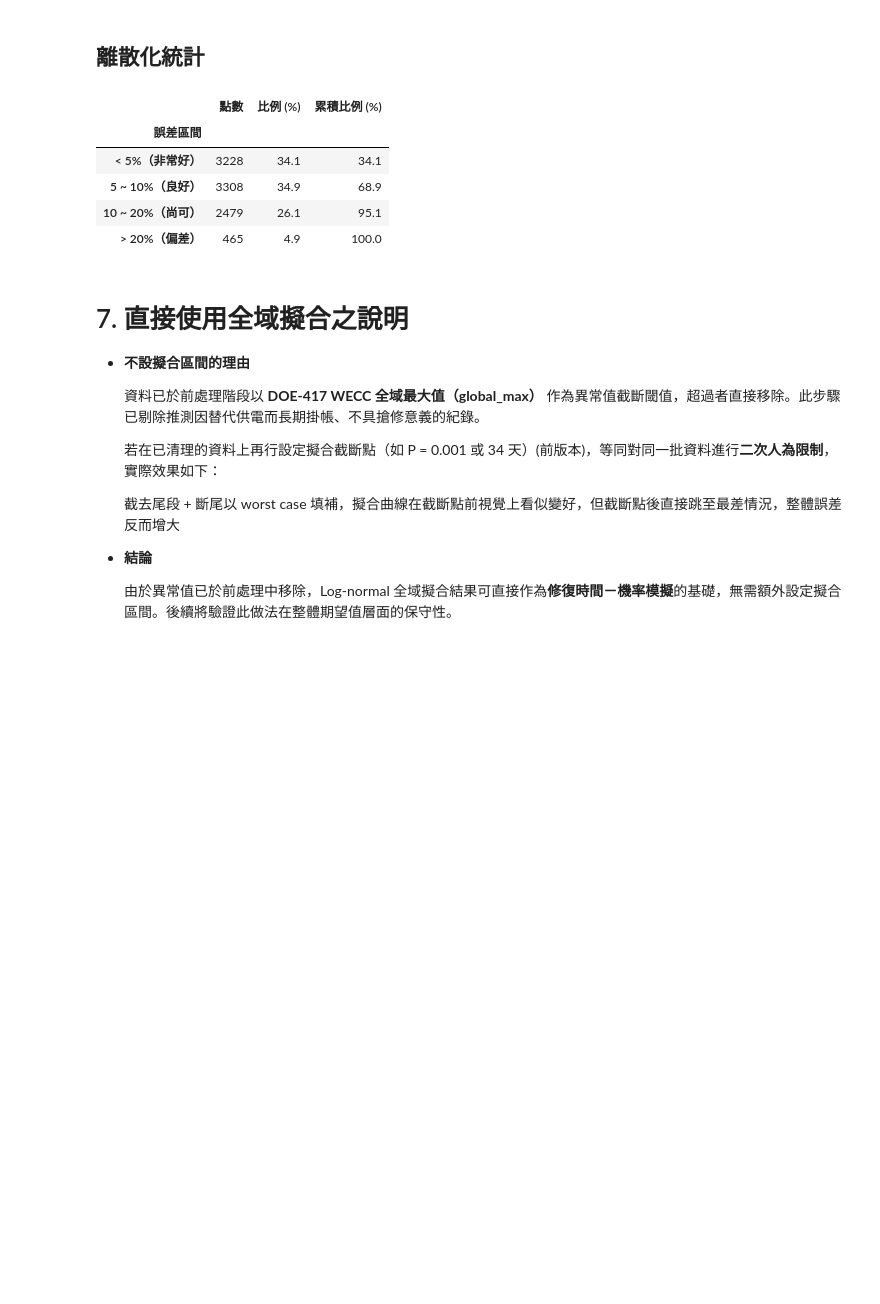
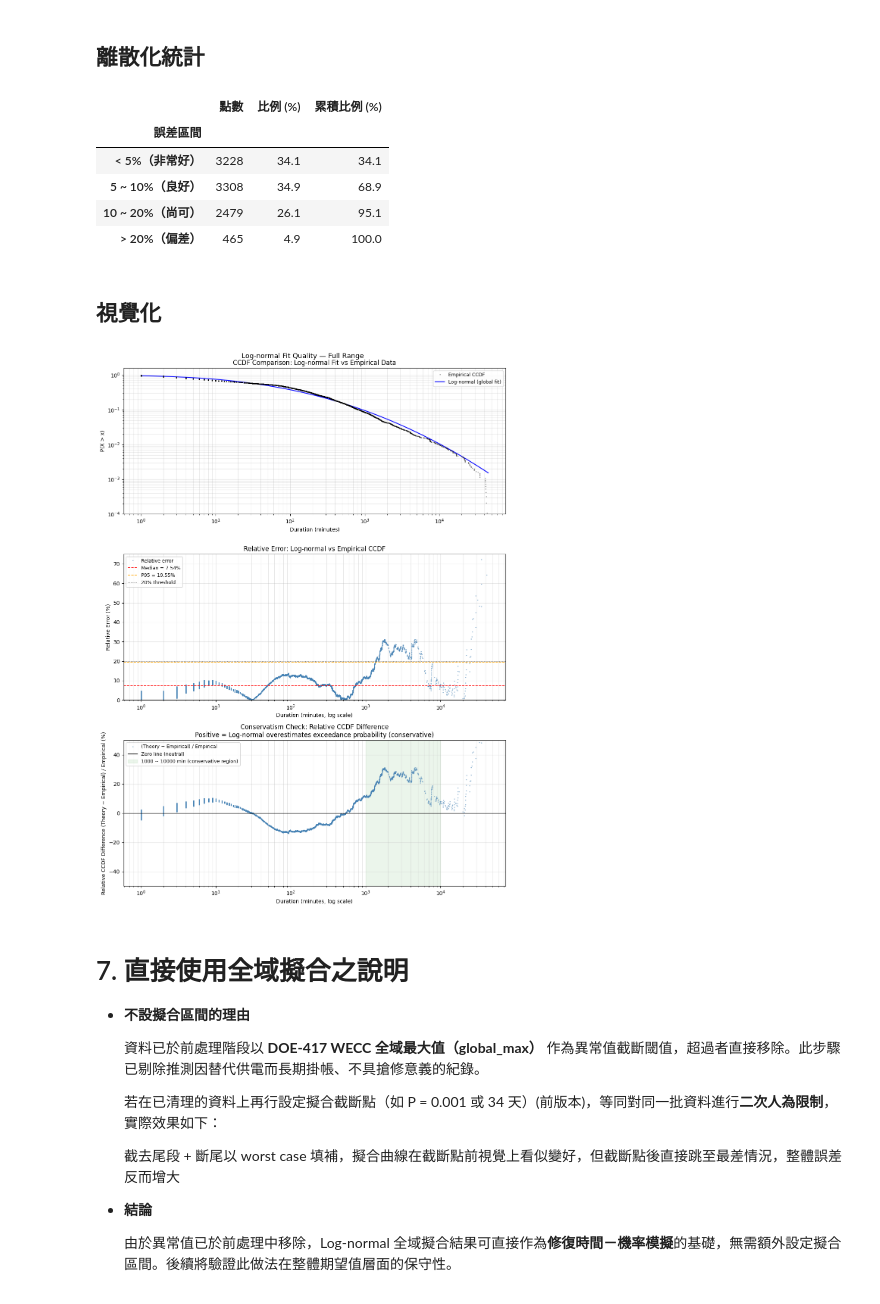
Before and after one commit to jungswork/05_Power_Grid_Repair_Time, a Jupyter notebook: 02_data_analysis.ipynb, the cells around one changed output. Drawn from its saved outputs; the diff is of its cells as text; code cells hidden in the pictures; blank space fills up the shorter version.

```diff
--- a/02_data_analysis.ipynb
+++ b/02_data_analysis.ipynb
@@ -479,6 +479,70 @@ err_table
 | 5 ~ 10%（良好） | 3308 | 34.9 | 68.9 |
 | 10 ~ 20%（尚可） | 2479 | 26.1 | 95.1 |
 | > 20%（偏差） | 465 | 4.9 | 100.0 |
+# %% [markdown]
+## 視覺化
+# %%
+# ── 視覺化 ────────────────────────────────────────────────────
+x_plot  = np.logspace(np.log10(duration_sorted.min()), np.log10(duration_sorted.max()), 600)
+ccdf_th = 1 - stats.lognorm.cdf(x_plot, *params_global)
+
+fig, axes = plt.subplots(3, 1, figsize=(11, 15))
+fig.suptitle("Log-normal Fit Quality — Full Range", fontsize=13)
+
+# ── Plot 1: CCDF comparison ───────────────────────────────────
+ax = axes[0]
+ax.loglog(duration_sorted, ccdf_empirical, "k.", markersize=2,
+          alpha=0.35, label="Empirical CCDF", zorder=5)
+ax.loglog(x_plot, ccdf_th, "b-", linewidth=1.5, label="Log-normal (global fit)")
+ax.set_xlabel("Duration (minutes)")
+ax.set_ylabel("P(X > x)")
+ax.set_title("CCDF Comparison: Log-normal Fit vs Empirical Data")
+ax.set_ylim(bottom=1e-4)
+ax.legend(fontsize=9)
+ax.grid(True, which="both", alpha=0.3)
+
+# ── Plot 2: 相對誤差 vs duration ──────────────────────────────
+x_valid = duration_sorted[mask]
+
+ax = axes[1]
+ax.semilogx(x_valid, rel_err * 100,
+            ".", color="steelblue", markersize=2, alpha=0.5, label="Relative error")
+ax.axhline(np.median(rel_err) * 100, color="red", linestyle="--",
+           linewidth=1.2, label=f"Median = {np.median(rel_err)*100:.2f}%")
+ax.axhline(np.percentile(rel_err, 95) * 100, color="orange", linestyle="--",
+           linewidth=1.2, label=f"P95 = {np.percentile(rel_err, 95)*100:.2f}%")
+ax.axhline(20, color="gray", linestyle=":", linewidth=1.0, label="20% threshold")
+ax.set_ylim(0, 75)
+ax.set_xlabel("Duration (minutes, log scale)")
+ax.set_ylabel("Relative Error (%)")
+ax.set_title("Relative Error: Log-normal vs Empirical CCDF")
+ax.legend(fontsize=9)
+ax.grid(True, which="both", alpha=0.3)
+
+# ── Plot 3: 理論 − 實際 CCDF 相對差值（保守性佐證）──────────
+ax = axes[2]
+
+ccdf_th_data = 1 - stats.lognorm.cdf(duration_sorted, *params_global)
+valid_p3     = ccdf_empirical > 0
+rel_diff     = (ccdf_th_data[valid_p3] - ccdf_empirical[valid_p3]) / ccdf_empirical[valid_p3]
+
+ax.semilogx(duration_sorted[valid_p3], rel_diff * 100, ".", color="steelblue",
+            markersize=2, alpha=0.5, label="(Theory − Empirical) / Empirical")
+ax.axhline(0, color="black", linewidth=1.0, linestyle="-", label="Zero line (neutral)")
+ax.axvspan(1000, 10000, alpha=0.08, color="green",
+           label="1000 ~ 10000 min (conservative region)")
+ax.set_xlabel("Duration (minutes, log scale)")
+ax.set_ylabel("Relative CCDF Difference (Theory − Empirical) / Empirical (%)")
+ax.set_title("Conservatism Check: Relative CCDF Difference\n"
+             "Positive = Log-normal overestimates exceedance probability (conservative)")
+ax.set_ylim(-50, 50)
+ax.legend(fontsize=9)
+ax.grid(True, which="both", alpha=0.3)
+
+plt.tight_layout()
+plt.show()
+# %% [output]
+[figure, added]
 # %% [markdown]
 # 7. 直接使用全域擬合之說明
 
```
Also changed, not shown: parts of 2 cells of this notebook.
